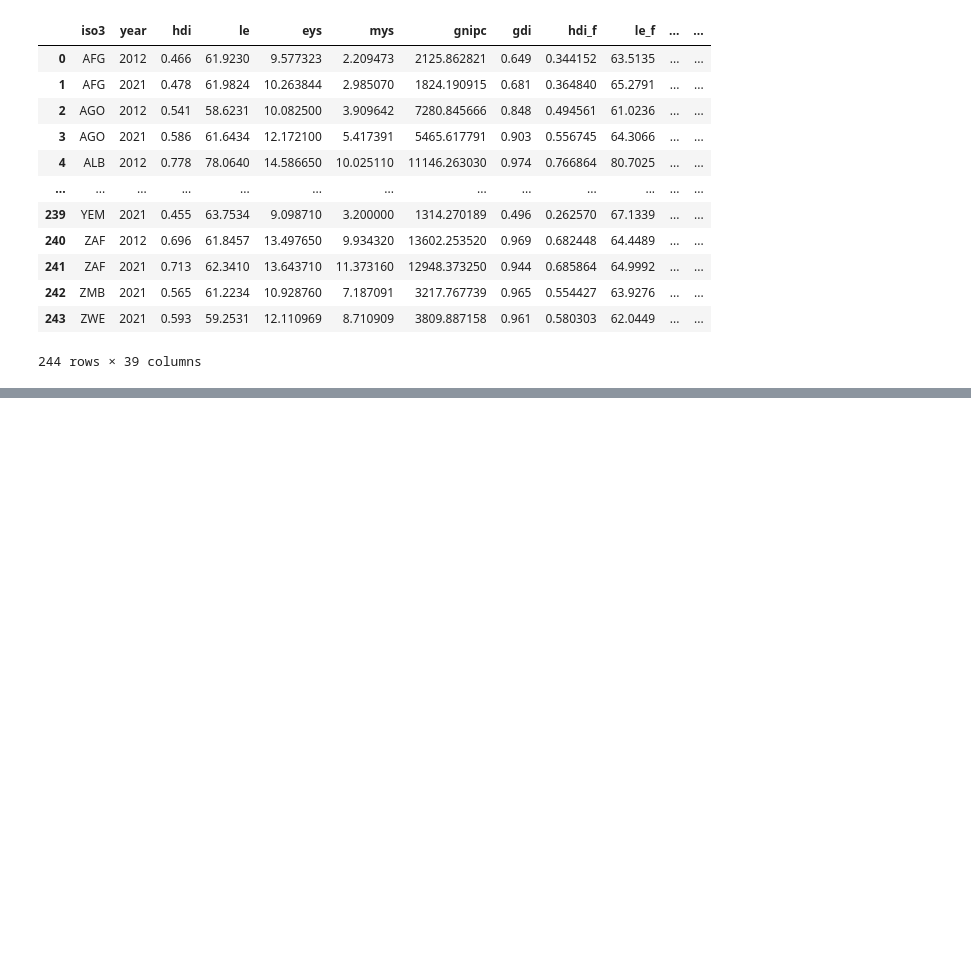
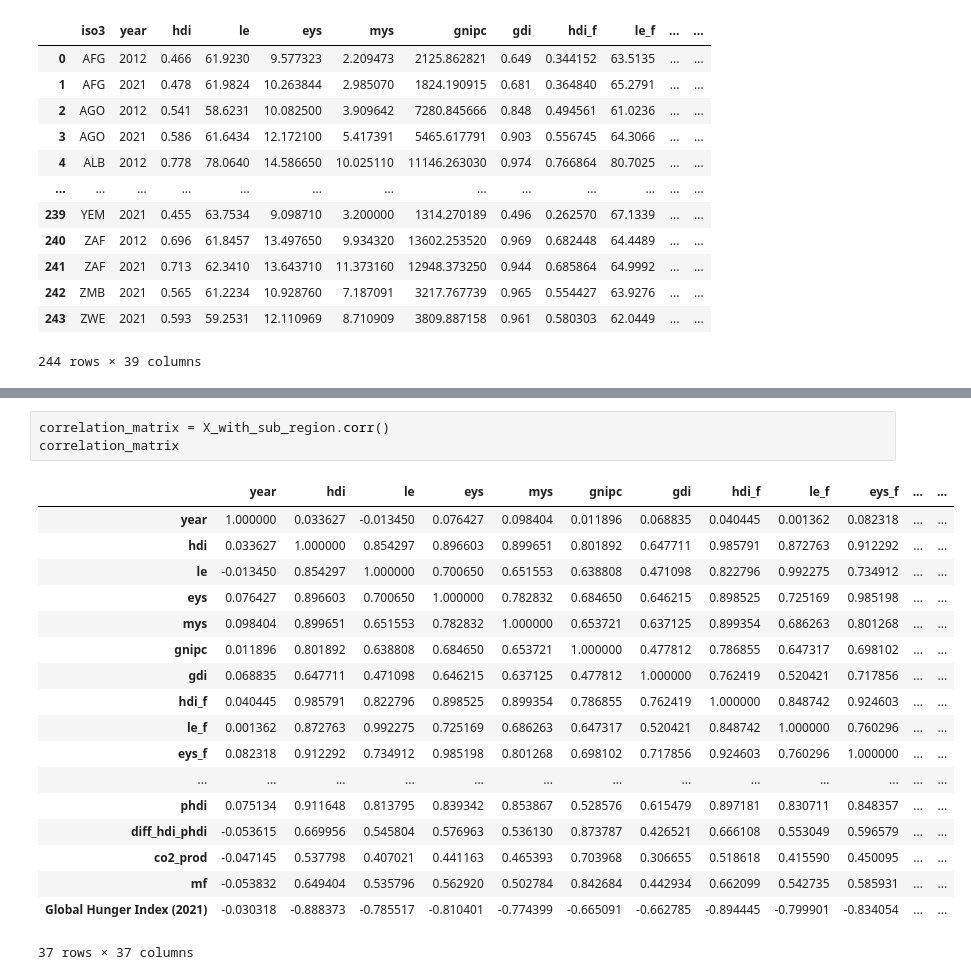
Before and after one commit to HITW-lewagon/HITW, a Jupyter notebook: raw_data.ipynb, the cells around one changed output, grey strips where cells are left out. Drawn from its saved outputs; the diff is of its cells as text; blank space fills up the shorter version.

```diff
--- a/raw_data.ipynb
+++ b/raw_data.ipynb
@@ -207,0 +224,22 @@ X_with_sub_region
+# %%
+correlation_matrix = X_with_sub_region.corr()
+correlation_matrix
+# %% [output]
+|  | year | hdi | le | eys | mys | gnipc | gdi | hdi_f | le_f | eys_f | ... | ... |
+| year | 1.000000 | 0.033627 | -0.013450 | 0.076427 | 0.098404 | 0.011896 | 0.068835 | 0.040445 | 0.001362 | 0.082318 | ... | ... |
+| hdi | 0.033627 | 1.000000 | 0.854297 | 0.896603 | 0.899651 | 0.801892 | 0.647711 | 0.985791 | 0.872763 | 0.912292 | ... | ... |
+| le | -0.013450 | 0.854297 | 1.000000 | 0.700650 | 0.651553 | 0.638808 | 0.471098 | 0.822796 | 0.992275 | 0.734912 | ... | ... |
+| eys | 0.076427 | 0.896603 | 0.700650 | 1.000000 | 0.782832 | 0.684650 | 0.646215 | 0.898525 | 0.725169 | 0.985198 | ... | ... |
+| mys | 0.098404 | 0.899651 | 0.651553 | 0.782832 | 1.000000 | 0.653721 | 0.637125 | 0.899354 | 0.686263 | 0.801268 | ... | ... |
+| gnipc | 0.011896 | 0.801892 | 0.638808 | 0.684650 | 0.653721 | 1.000000 | 0.477812 | 0.786855 | 0.647317 | 0.698102 | ... | ... |
+| gdi | 0.068835 | 0.647711 | 0.471098 | 0.646215 | 0.637125 | 0.477812 | 1.000000 | 0.762419 | 0.520421 | 0.717856 | ... | ... |
+| hdi_f | 0.040445 | 0.985791 | 0.822796 | 0.898525 | 0.899354 | 0.786855 | 0.762419 | 1.000000 | 0.848742 | 0.924603 | ... | ... |
+| le_f | 0.001362 | 0.872763 | 0.992275 | 0.725169 | 0.686263 | 0.647317 | 0.520421 | 0.848742 | 1.000000 | 0.760296 | ... | ... |
+| eys_f | 0.082318 | 0.912292 | 0.734912 | 0.985198 | 0.801268 | 0.698102 | 0.717856 | 0.924603 | 0.760296 | 1.000000 | ... | ... |
+| ... | ... | ... | ... | ... | ... | ... | ... | ... | ... | ... | ... | ... |
+| phdi | 0.075134 | 0.911648 | 0.813795 | 0.839342 | 0.853867 | 0.528576 | 0.615479 | 0.897181 | 0.830711 | 0.848357 | ... | ... |
+| diff_hdi_phdi | -0.053615 | 0.669956 | 0.545804 | 0.576963 | 0.536130 | 0.873787 | 0.426521 | 0.666108 | 0.553049 | 0.596579 | ... | ... |
+| co2_prod | -0.047145 | 0.537798 | 0.407021 | 0.441163 | 0.465393 | 0.703968 | 0.306655 | 0.518618 | 0.415590 | 0.450095 | ... | ... |
+| mf | -0.053832 | 0.649404 | 0.535796 | 0.562920 | 0.502784 | 0.842684 | 0.442934 | 0.662099 | 0.542735 | 0.585931 | ... | ... |
+| Global Hunger Index (2021) | -0.030318 | -0.888373 | -0.785517 | -0.810401 | -0.774399 | -0.665091 | -0.662785 | -0.894445 | -0.799901 | -0.834054 | ... | ... |
+37 rows × 37 columns
```
Also changed, not shown: parts of 3 cells of this notebook.
